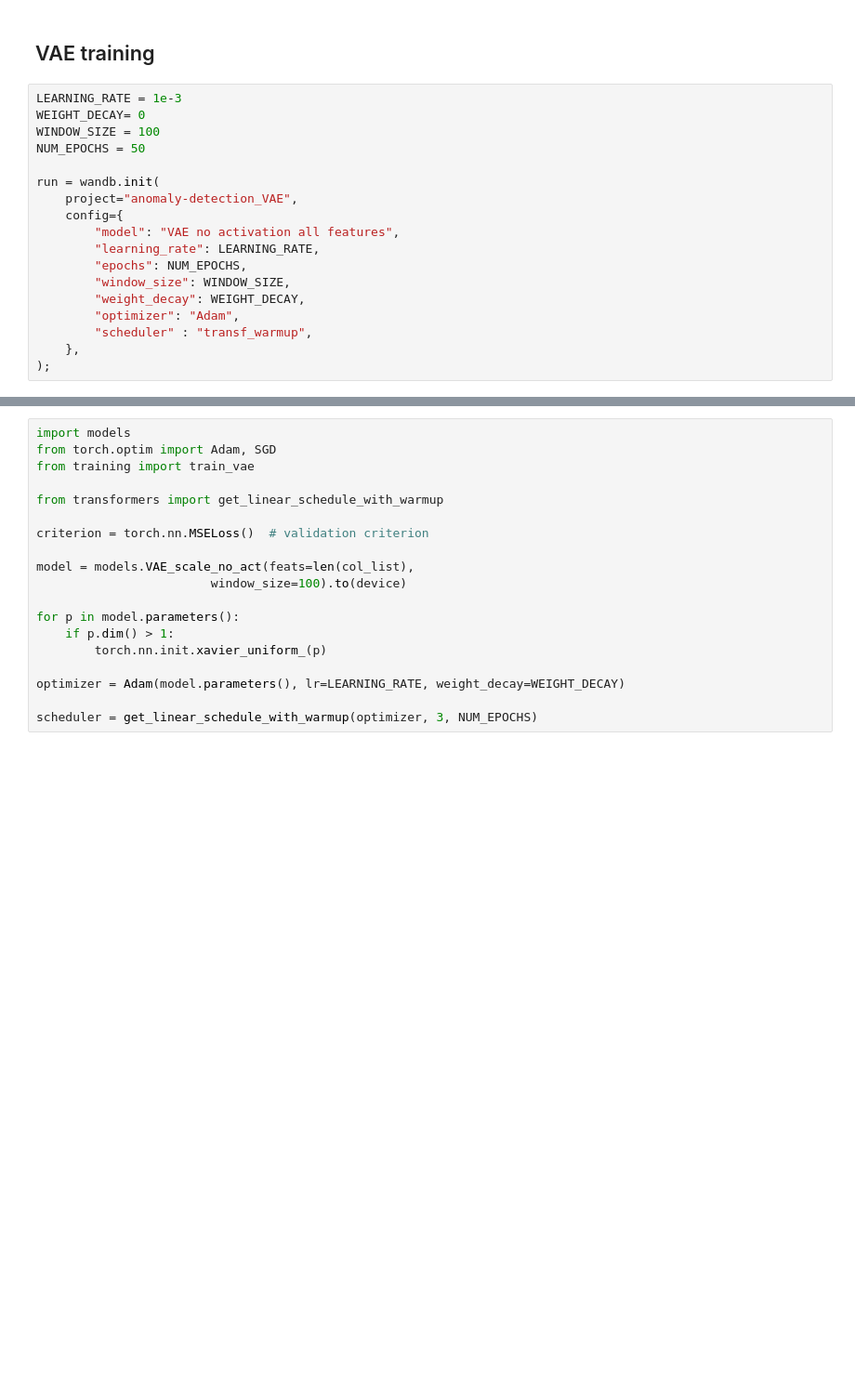
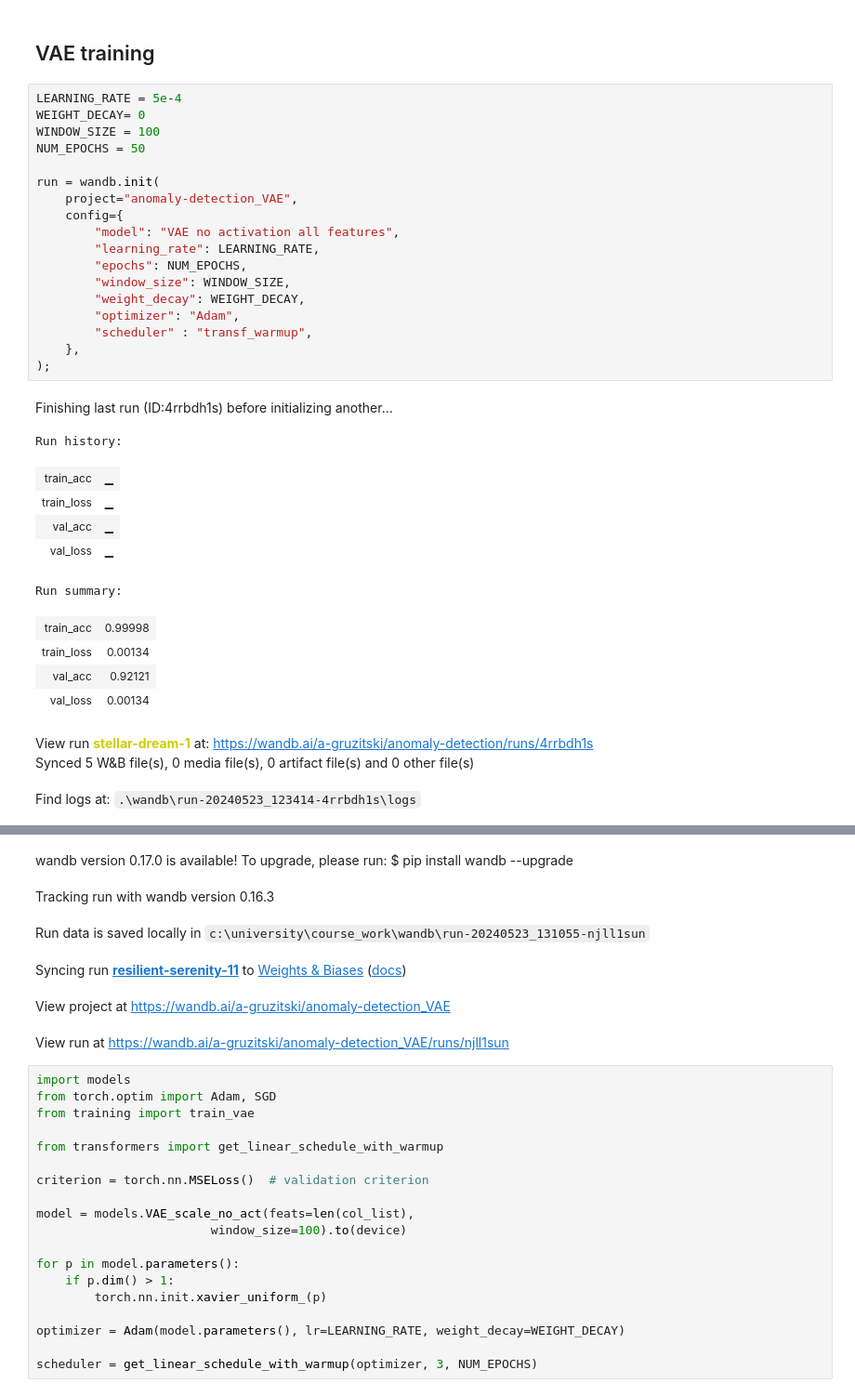
Before and after one commit to Andrei3223/VAE_anomaly_detection, a Jupyter notebook: run_model.ipynb, the cells around one changed output, grey strips where cells are left out. Shown at 93% size. Cells and saved outputs as stored; diff of their text form; blank space fills up the shorter version.

```diff
--- a/run_model.ipynb
+++ b/run_model.ipynb
@@ -208,20 +240,35 @@ test_res
 # %% [markdown]
 ## VAE training
 # %%
-LEARNING_RATE = 1e-3
+LEARNING_RATE = 5e-4
 WEIGHT_DECAY= 0
 WINDOW_SIZE = 100
 NUM_EPOCHS = 50
 
 run = wandb.init(
     project="anomaly-detection_VAE",
     config={
         "model": "VAE no activation all features",
         "learning_rate": LEARNING_RATE,
         "epochs": NUM_EPOCHS,
         "window_size": WINDOW_SIZE,
         "weight_decay": WEIGHT_DECAY,
         "optimizer": "Adam",
         "scheduler" : "transf_warmup",
     },
 );
+# %% [output]
+Finishing last run (ID:4rrbdh1s) before initializing another...
+Run history:
+| train_acc | ▁ |
+| train_loss | ▁ |
+| val_acc | ▁ |
+| val_loss | ▁ |
+Run summary:
+| train_acc | 0.99998 |
+| train_loss | 0.00134 |
+| val_acc | 0.92121 |
+| val_loss | 0.00134 |
+View run stellar-dream-1 at: https://wandb.ai/a-gruzitski/anomaly-detection/runs/4rrbdh1s
+Synced 5 W&B file(s), 0 media file(s), 0 artifact file(s) and 0 other file(s)
+Find logs at: .\wandb\run-20240523_123414-4rrbdh1s\logs
@@ -228,3 +276,9 @@ run = wandb.init(
+wandb version 0.17.0 is available! To upgrade, please run: $ pip install wandb --upgrade
+Tracking run with wandb version 0.16.3
+Run data is saved locally in c:\university\course_work\wandb\run-20240523_131055-njll1sun
+Syncing run resilient-serenity-11 to Weights & Biases (docs)
+View project at https://wandb.ai/a-gruzitski/anomaly-detection_VAE
+View run at https://wandb.ai/a-gruzitski/anomaly-detection_VAE/runs/njll1sun
 # %%
 import models
 from torch.optim import Adam, SGD
```
Also changed, not shown: parts of 15 cells of this notebook, 1 other file.
